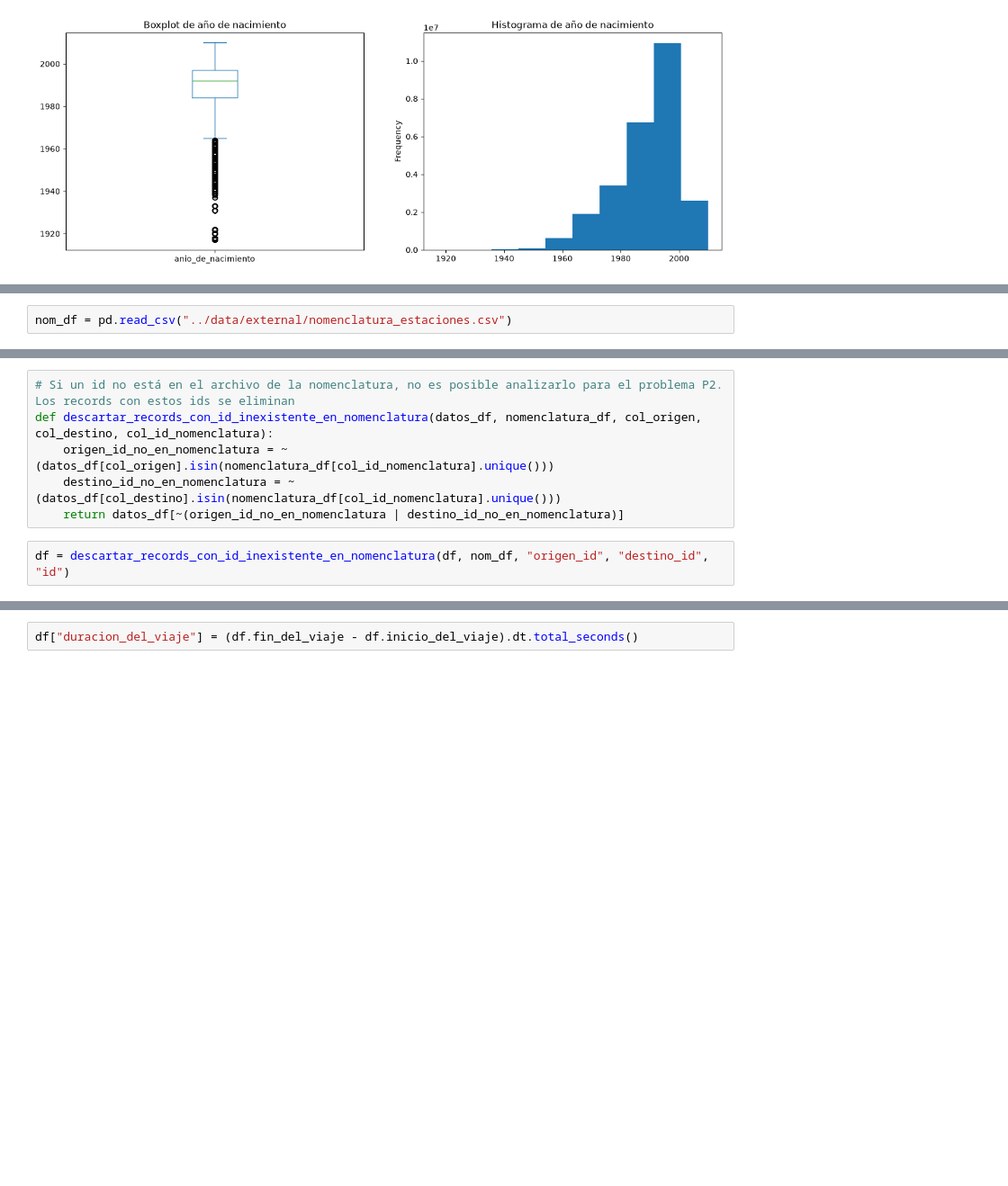
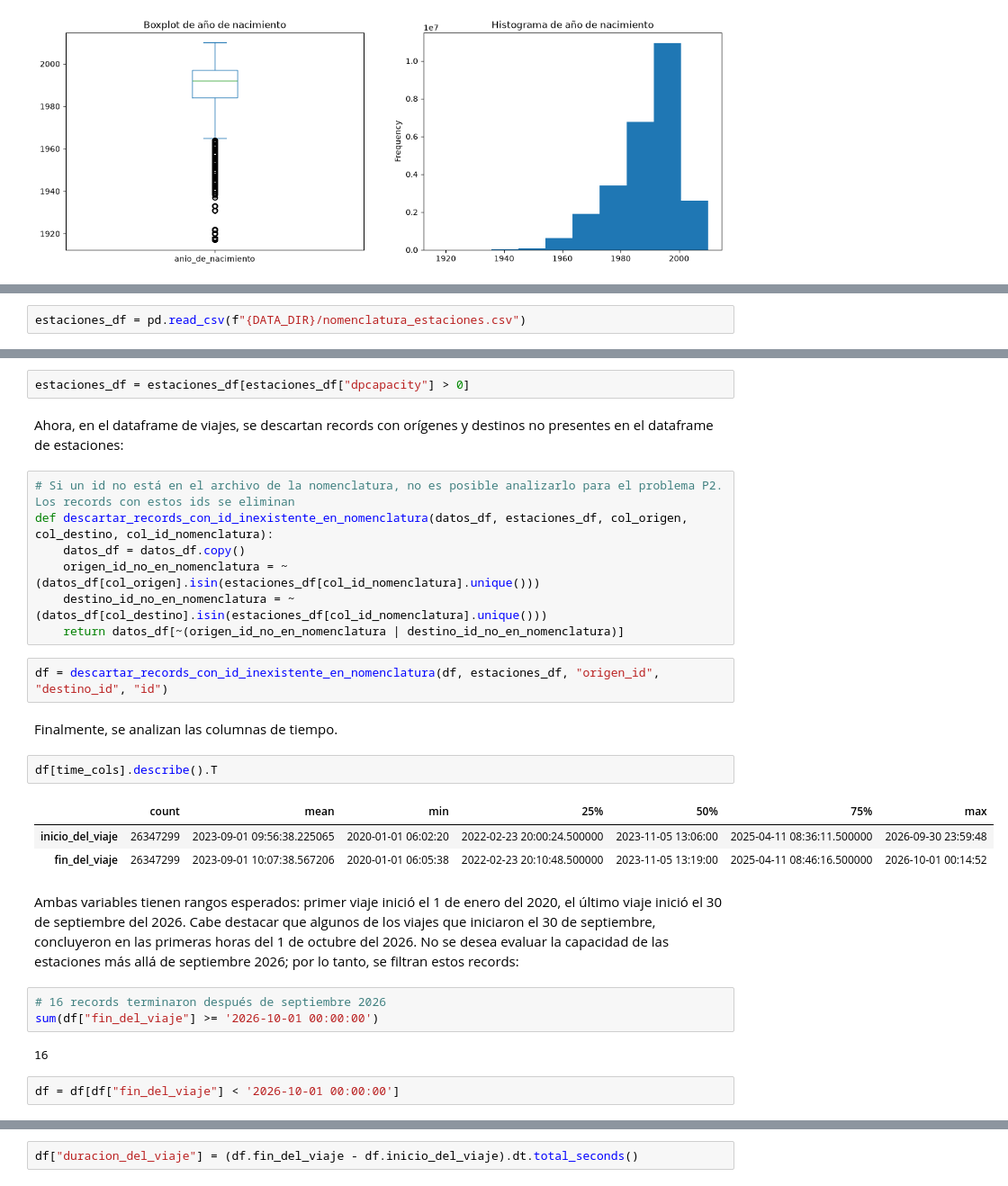
Before and after one commit to sanchezdavilaluisarturo/MLOps-ProyectoMiBici-Equipo7, a Jupyter notebook: notebooks/0.01-fat-exploracion-inicial.ipynb, the cells around one changed output, grey strips where cells are left out. Shown at 90% size. Saved outputs shown, nothing was run; the diff lists cells and outputs as text; blank space fills up the shorter version.

```diff
--- a/notebooks/0.01-fat-exploracion-inicial.ipynb
+++ b/notebooks/0.01-fat-exploracion-inicial.ipynb
@@ -203,3 +328,3 @@ plt.show()
 # %%
-nom_df = pd.read_csv("../data/external/nomenclatura_estaciones.csv")
+estaciones_df = pd.read_csv(f"{DATA_DIR}/nomenclatura_estaciones.csv")
 # %%
@@ -219,8 +346,30 @@ nom_df.head(10)
+# %%
+estaciones_df = estaciones_df[estaciones_df["dpcapacity"] > 0]
+# %% [markdown]
+Ahora, en el dataframe de viajes, se descartan records con orígenes y destinos no presentes en el dataframe de estaciones:
 # %%
 # Si un id no está en el archivo de la nomenclatura, no es posible analizarlo para el problema P2. Los records con estos ids se eliminan
-def descartar_records_con_id_inexistente_en_nomenclatura(datos_df, nomenclatura_df, col_origen, col_destino, col_id_nomenclatura):
-    origen_id_no_en_nomenclatura = ~(datos_df[col_origen].isin(nomenclatura_df[col_id_nomenclatura].unique()))
-    destino_id_no_en_nomenclatura = ~(datos_df[col_destino].isin(nomenclatura_df[col_id_nomenclatura].unique()))
+def descartar_records_con_id_inexistente_en_nomenclatura(datos_df, estaciones_df, col_origen, col_destino, col_id_nomenclatura):
+    datos_df = datos_df.copy()
+    origen_id_no_en_nomenclatura = ~(datos_df[col_origen].isin(estaciones_df[col_id_nomenclatura].unique()))
+    destino_id_no_en_nomenclatura = ~(datos_df[col_destino].isin(estaciones_df[col_id_nomenclatura].unique()))
     return datos_df[~(origen_id_no_en_nomenclatura | destino_id_no_en_nomenclatura)]
 # %%
-df = descartar_records_con_id_inexistente_en_nomenclatura(df, nom_df, "origen_id", "destino_id", "id")
+df = descartar_records_con_id_inexistente_en_nomenclatura(df, estaciones_df, "origen_id", "destino_id", "id")
+# %% [markdown]
+Finalmente, se analizan las columnas de tiempo.
+# %%
+df[time_cols].describe().T
+# %% [output]
+|  | count | mean | min | 25% | 50% | 75% | max |
+| inicio_del_viaje | 26347299 | 2023-09-01 09:56:38.225065 | 2020-01-01 06:02:20 | 2022-02-23 20:00:24.500000 | 2023-11-05 13:06:00 | 2025-04-11 08:36:11.500000 | 2026-09-30 23:59:48 |
+| fin_del_viaje | 26347299 | 2023-09-01 10:07:38.567206 | 2020-01-01 06:05:38 | 2022-02-23 20:10:48.500000 | 2023-11-05 13:19:00 | 2025-04-11 08:46:16.500000 | 2026-10-01 00:14:52 |
+# %% [markdown]
+Ambas variables tienen rangos esperados: primer viaje inició el 1 de enero del 2020, el último viaje inició el 30 de septiembre del 2026. Cabe destacar que algunos de los viajes que iniciaron el 30 de septiembre, concluyeron en las primeras horas del 1 de octubre del 2026. No se desea evaluar la capacidad de las estaciones más allá de septiembre 2026; por lo tanto, se filtran estos records:
+# %%
+# 16 records terminaron después de septiembre 2026
+sum(df["fin_del_viaje"] >= '2026-10-01 00:00:00')
+# %% [output]
+16
+# %%
+df = df[df["fin_del_viaje"] < '2026-10-01 00:00:00']
```
Also changed, not shown: parts of 56 cells of this notebook.
